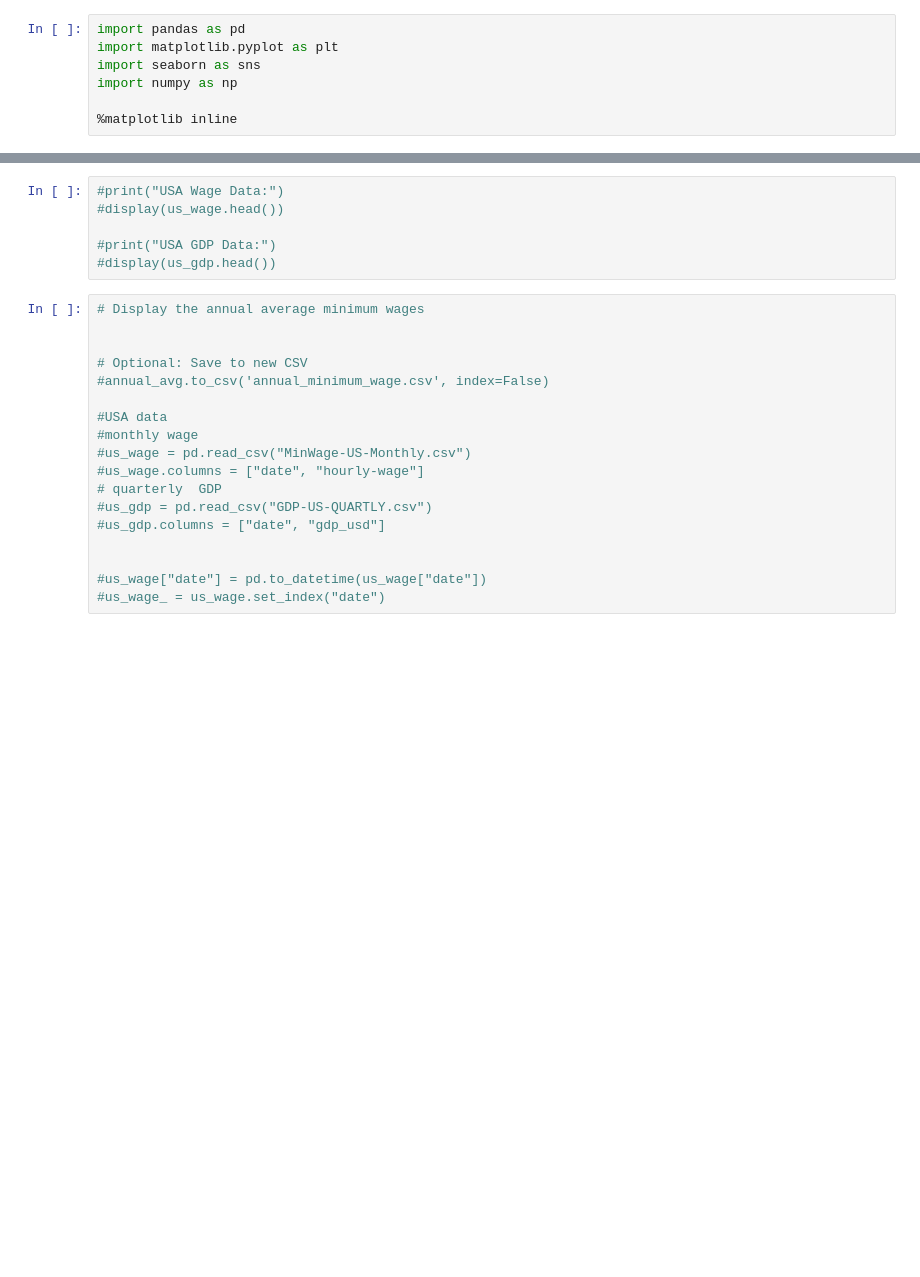
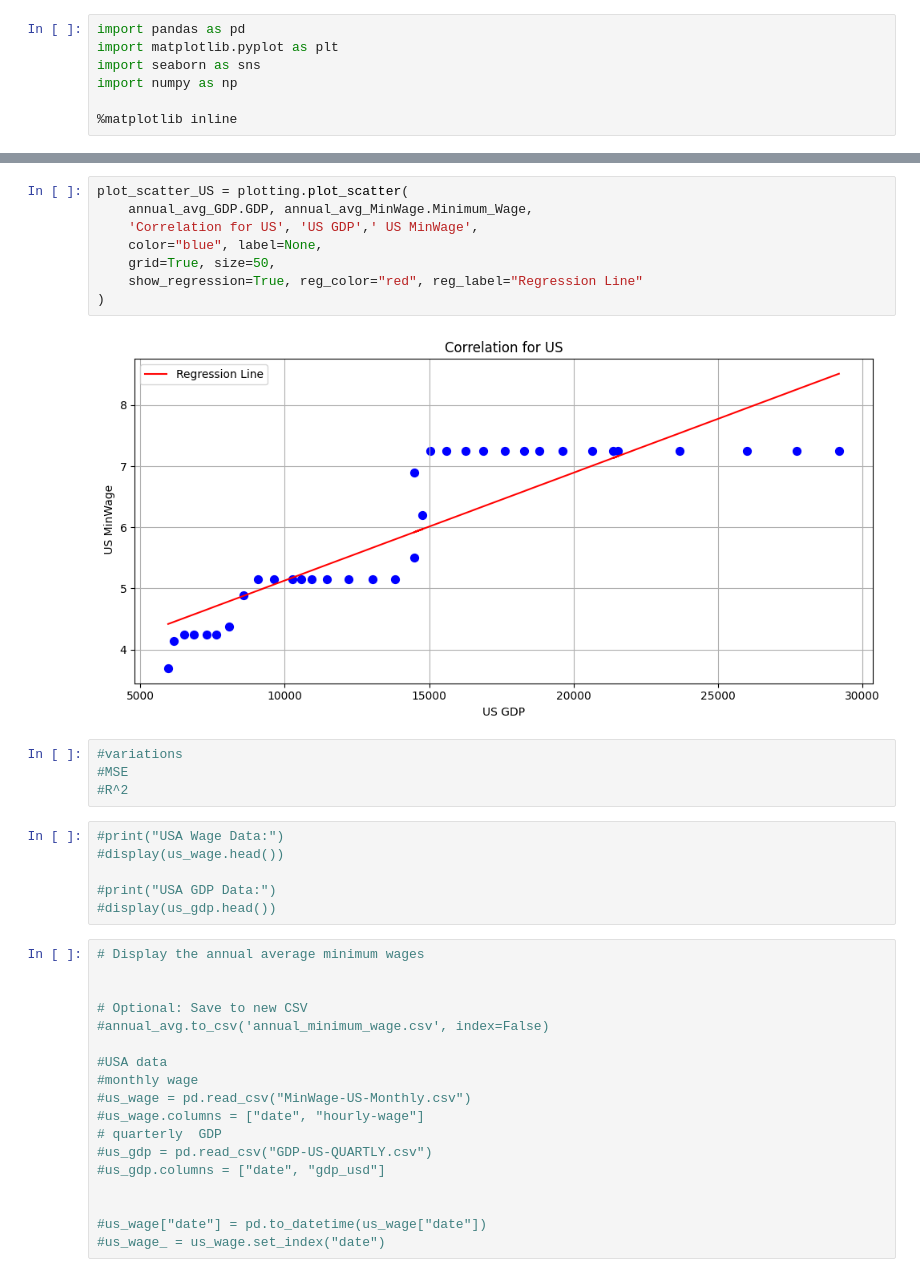
Before and after one commit to Maryem-Harmessi/BonusExercise, a Jupyter notebook: Data/USA/USA-analytics.ipynb, the cells around one changed output, grey strips where cells are left out. Saved outputs shown, nothing was run; the diff lists cells and outputs as text; blank space fills up the shorter version.

```diff
--- a/Data/USA/USA-analytics.ipynb
+++ b/Data/USA/USA-analytics.ipynb
@@ -91,3 +124,17 @@ Correlation between GDP and Minimum wage = 0.8763448148790086, 0.88
+# %%
+plot_scatter_US = plotting.plot_scatter(
+    annual_avg_GDP.GDP, annual_avg_MinWage.Minimum_Wage,
+    'Correlation for US', 'US GDP',' US MinWage',
+    color="blue", label=None,
+    grid=True, size=50,
+    show_regression=True, reg_color="red", reg_label="Regression Line"
+)
+# %% [output]
+[figure, added]
+# %%
+#variations
+#MSE
+#R^2
 # %%
 #print("USA Wage Data:")
 #display(us_wage.head())
```
Also changed, not shown: parts of 7 cells of this notebook.
